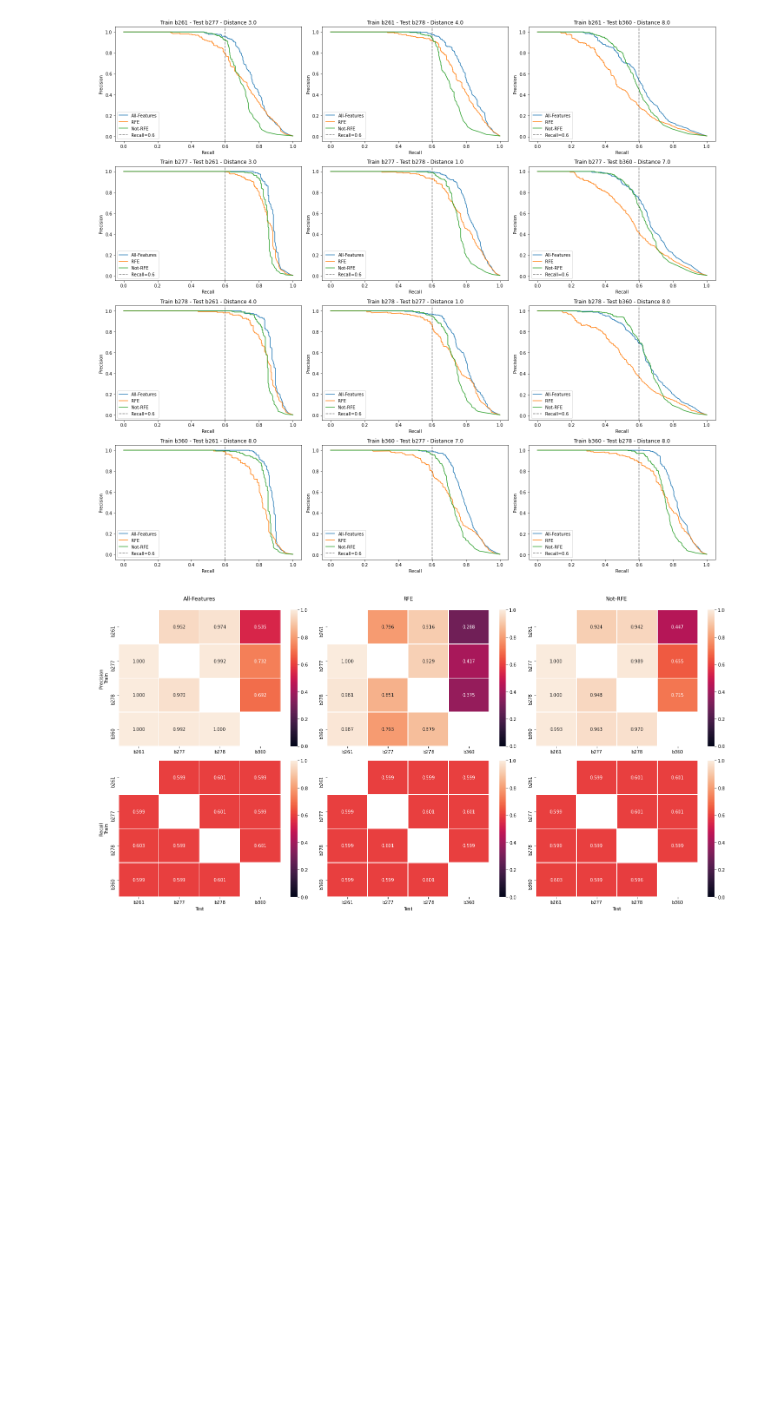
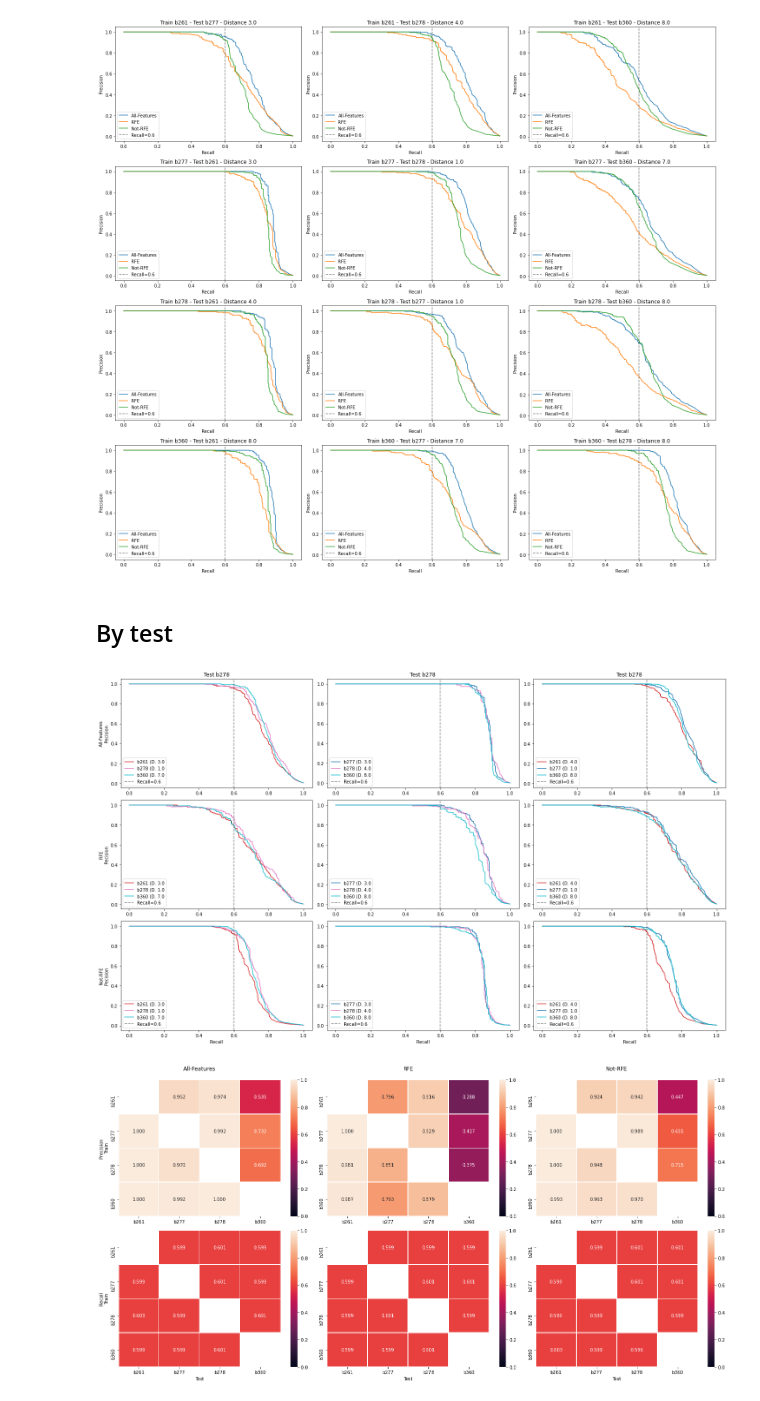
Before and after one commit to leliel12/denoise, a Jupyter notebook: 08_clf.ipynb, the cells around one changed output. Drawn from its saved outputs; the diff is of its cells as text; code cells hidden in the pictures; blank space fills up the shorter version.

```diff
--- a/08_clf.ipynb
+++ b/08_clf.ipynb
@@ -377,6 +378,73 @@ fig.tight_layout()
 plt.savefig("plots/tiles_curves.pdf")
 # %% [output]
 [figure]
+# %% [markdown]
+## By test
+# %%
+import itertools as it
+from scipy.spatial import distance
+from matplotlib import cm
+
+all_results = {
+    "All-Features": afeats_results,
+    "RFE": selected_results,
+    "Not-RFE": unselected_results
+}
+
+tiles = list(cats.keys())
+
+cmap = cm.get_cmap("tab10")
+colors = dict(zip(tiles, cmap(np.linspace(0, 1, len(tiles)))))
+
+def get_distance(ta, tb):
+    pa = list(map(float, POSITIONS[ta]))
+    pb = list(map(float, POSITIONS[tb]))
+    return distance.cityblock(pa, pb)
+
+
+def plot_prec_roc_curve_single(ax, test_name, results):
+    for r in results:
+        if r.test_name == test_name:
+            distance = get_distance(test_name, r.train_name)
+            label = f"{r.train_name} (D. {distance}"
+            color = colors[r.train_name]
+            ax.plot(r.prec_rec_curve[1], r.prec_rec_curve[0], color=color, label=label)
+
+
+fig, all_axes = plt.subplots(3, 3, figsize=(20, 12))
+
+axes = all_axes[0]
+test_axes = zip(tiles, axes)
+for test, ax in test_axes:
+    plot_prec_roc_curve_single(ax, test, afeats_results)
+    ax.axvline(FR, alpha=.5, color="k", ls="--", label=f"Recall={FR}")
+    ax.legend(loc='lower left')
+    ax.set_title("Test {}".format(test_name))
+axes[0].set_ylabel(f"All-Features\nPecision")
+
+
+axes = all_axes[1]
+test_axes = zip(tiles, axes)
+for test, ax in test_axes:
+    plot_prec_roc_curve_single(ax, test, selected_results)
+    ax.axvline(FR, alpha=.5, color="k", ls="--", label=f"Recall={FR}")
+    ax.legend(loc='lower left')
+axes[0].set_ylabel(f"RFE\nPecision")
+
+
+axes = all_axes[2]
+test_axes = zip(tiles, axes)
+for test, ax in test_axes:
+    plot_prec_roc_curve_single(ax, test, unselected_results)
+    ax.axvline(FR, alpha=.5, color="k", ls="--", label=f"Recall={FR}")
+    ax.legend(loc='lower left')
+    ax.set_xlabel("Recall")
+axes[0].set_ylabel(f"Not-RFE\nPecision")
+
+
+fig.tight_layout()
+# %% [output]
+[figure, added]
 # %%
 def as_df(data):
     rows, tiles = [], sorted(list(data.keys()))
```
Also changed, not shown: parts of 1 cell of this notebook, 2 other files.
